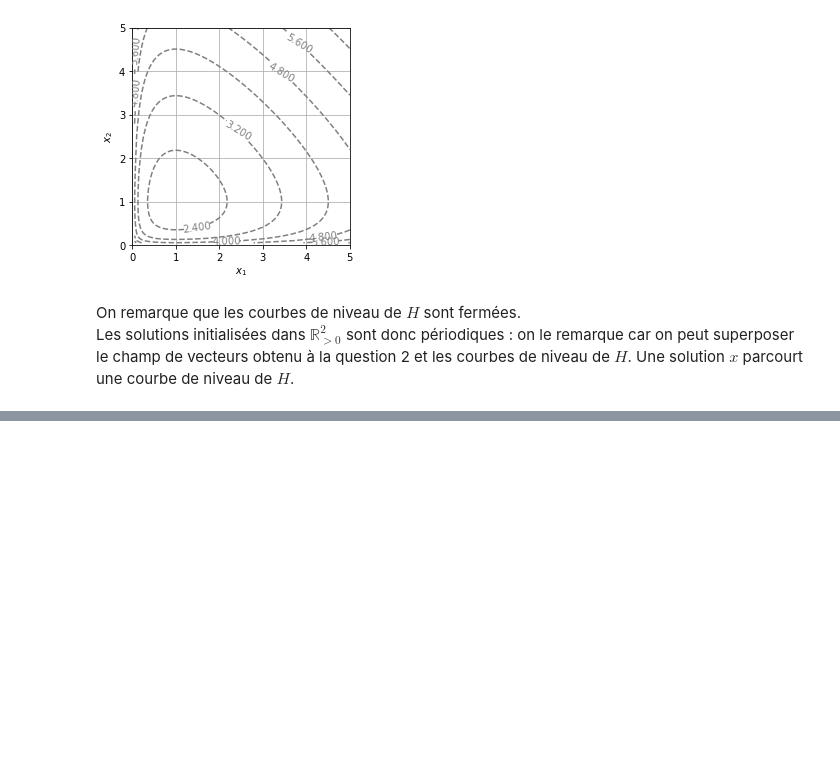
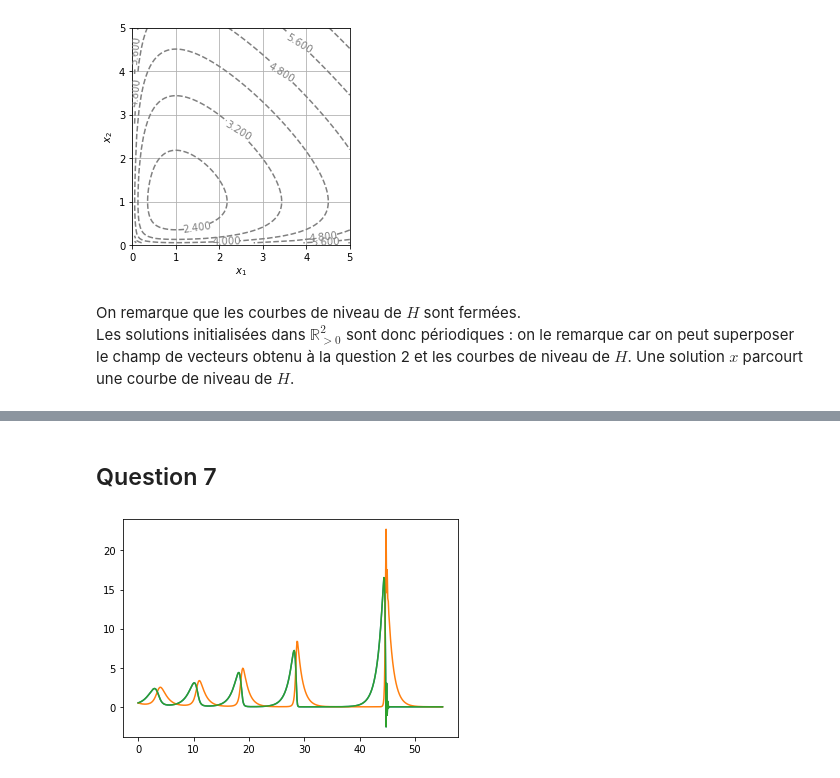
Before and after one commit to Loris0/projetnumerique2, a Jupyter notebook: Projet_num_2.ipynb, the cells around one changed output, grey strips where cells are left out. Drawn from its saved outputs; the diff is of its cells as text; code cells hidden in the pictures; blank space fills up the shorter version.

Commit message:
ajout questions 6 et 7

```diff
--- a/Projet_num_2.ipynb
+++ b/Projet_num_2.ipynb
@@ -142,0 +145,24 @@ Les solutions initialisées dans $\mathbb{R}_{>0}^2$ sont donc périodiques : on
+# %%
+def solve_euler_explicit(f,x0,dt,t0,tf):
+    X=[x0]
+    n=len(x0)
+    T=[t0]
+    while T[-1]<=tf:
+        A=[]
+        for i in range(n):
+            A.append(X[-1][i]+dt*f(T[-1],X[-1])[i])
+        X.append(A)
+        T.append(T[-1]+dt)
+    return T,X
+
+def f_test(t,x):
+    return x
+
+solve_euler_explicit(f_test,[1],0.0005,0,1)
+err=0
+for i in range(2000):
+    test=abs(np.exp(solve_euler_explicit(f_test,[1],0.0005,0,1)[0][i])-solve_euler_explicit(f_test,[1],0.0005,0,1)[1][i])
+    if test>err:
+        err=test
+
+print(err)
@@ -142,0 +173,20 @@ Les solutions initialisées dans $\mathbb{R}_{>0}^2$ sont donc périodiques : on
+# %% [markdown]
+## Question 7
+# %%
+def f(t,x):
+    return [x[0]*(1-x[1]),x[1]*(x[0]-1)]
+
+#print(solve_euler_explicit(f,[0.5,0.5],0.1,0,55))
+A=solve_euler_explicit(f,[0.5,0.5],0.1,0,55)[1]
+B=[]
+C=[]
+for i in range(len(A)):
+    B=B+[A[i][0]]
+    C=C+[A[i][1]]
+
+T=solve_euler_explicit(f,[0.5,0.5],0.1,0,55)[0]
+plt.plot(T,A)
+plt.plot(T,B)
+plt.show()
+# %% [output]
+[figure, added]
```
Also changed, not shown: parts of 6 cells of this notebook.
